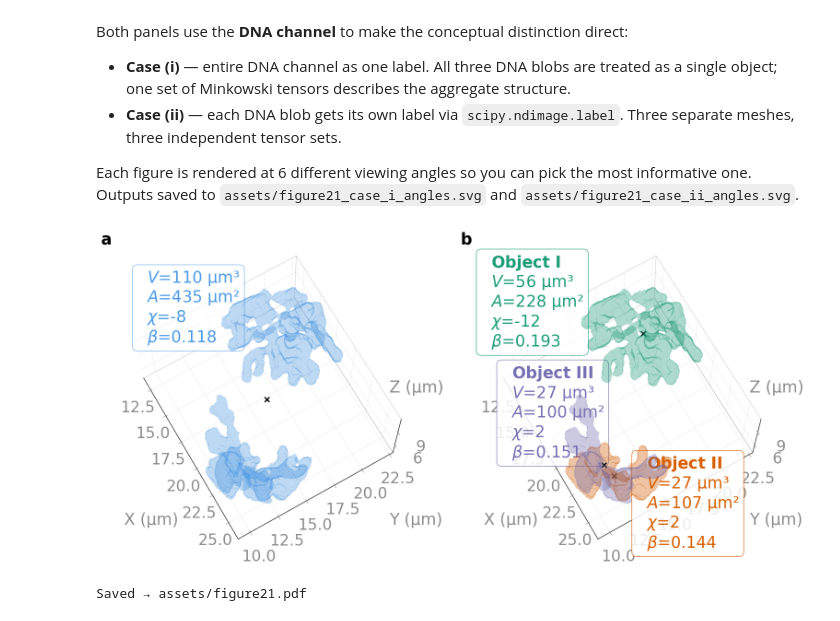
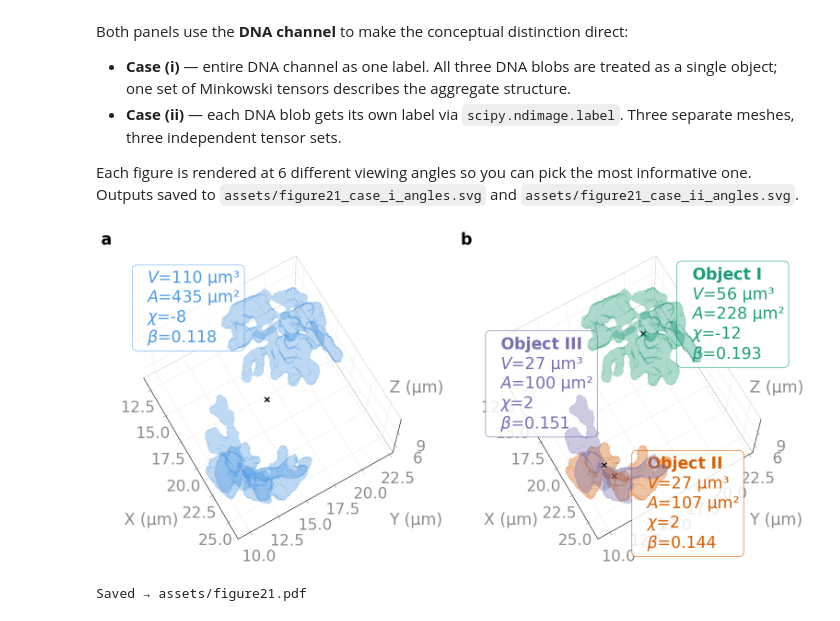
Before and after one commit to Ishihara-SynthMorph/pykarambola, a Jupyter notebook: examples/label_image_api.ipynb, the cells around one changed output. Saved outputs shown, nothing was run; the diff lists cells and outputs as text; code cells hidden in the pictures.

```diff
--- a/examples/label_image_api.ipynb
+++ b/examples/label_image_api.ipynb
@@ -407,7 +407,7 @@ def fmt_stats(r, lbl=None):
 verts_i, faces_i = mesh_xyz(dna_mask)
 center_i         = centroid_xyz(dna_mask)
 
-TEXT_OFFSETS = {1: [-7,-11,-5], 2: [6,-1.5,0], 3: [-3.5,-6.5,1.5]}
+TEXT_OFFSETS = {1: [2,2.5,-5], 2: [6,-1.5,0], 3: [-4.5,-6.5,5.5]}
 
 obj_data = {}
 for lbl in range(1, n_objects + 1):
@@ -433,32 +433,32 @@ ax_i.text2D(0.05, 0.97, fmt_stats(results_case2_dna[1]),
             transform=ax_i.transAxes, va='top', color='#4C9BE8',
             bbox=dict(boxstyle='round', facecolor='white', alpha=0.7, edgecolor='#4C9BE8'))
 ax_i.scatter(*center_i, marker='x', s=60, color='black', linewidths=2, depthshade=False)
 ax_i.text2D(-0.08, 1.05, 'a', transform=ax_i.transAxes,
             fontsize=BASE_FONT, fontweight='bold', va='bottom', ha='left')
 
 # ── (b) per-object ────────────────────────────────────────────────────────────
 for lbl, d in obj_data.items():
     c = d['color']
     ax_ii.add_collection3d(Poly3DCollection(d['verts'][d['faces']],
                                              alpha=0.2, facecolor=c, edgecolor='none'))
     cx, cy, cz = d['center']
     off = TEXT_OFFSETS[lbl]
     ax_ii.text(cx+off[0], cy+off[1], cz+off[2], d['stats'],
                color=c, va='bottom',
                bbox=dict(boxstyle='round', facecolor='white', alpha=0.85,
                          edgecolor=c, linewidth=1.0))
     ax_ii.scatter([cx], [cy], [cz], marker='x', s=60, color='black',
                   linewidths=2, depthshade=False)
 
 fit_ax(ax_ii, all_v); style_ax(ax_ii)
 ax_ii.text2D(-0.08, 1.05, 'b', transform=ax_ii.transAxes,
              fontsize=BASE_FONT, fontweight='bold', va='bottom', ha='left')
 
 plt.tight_layout()
 plt.savefig('../assets/figure21.pdf', bbox_inches='tight', dpi=150)
 plt.savefig('../assets/figure21.svg', bbox_inches='tight', dpi=150)
 plt.show()
 print('Saved → assets/figure21.pdf')
 # %% [output]
-[figure, old version]
+[figure, new version]
 Saved → assets/figure21.pdf
```
Also changed, not shown: 2 other files.
